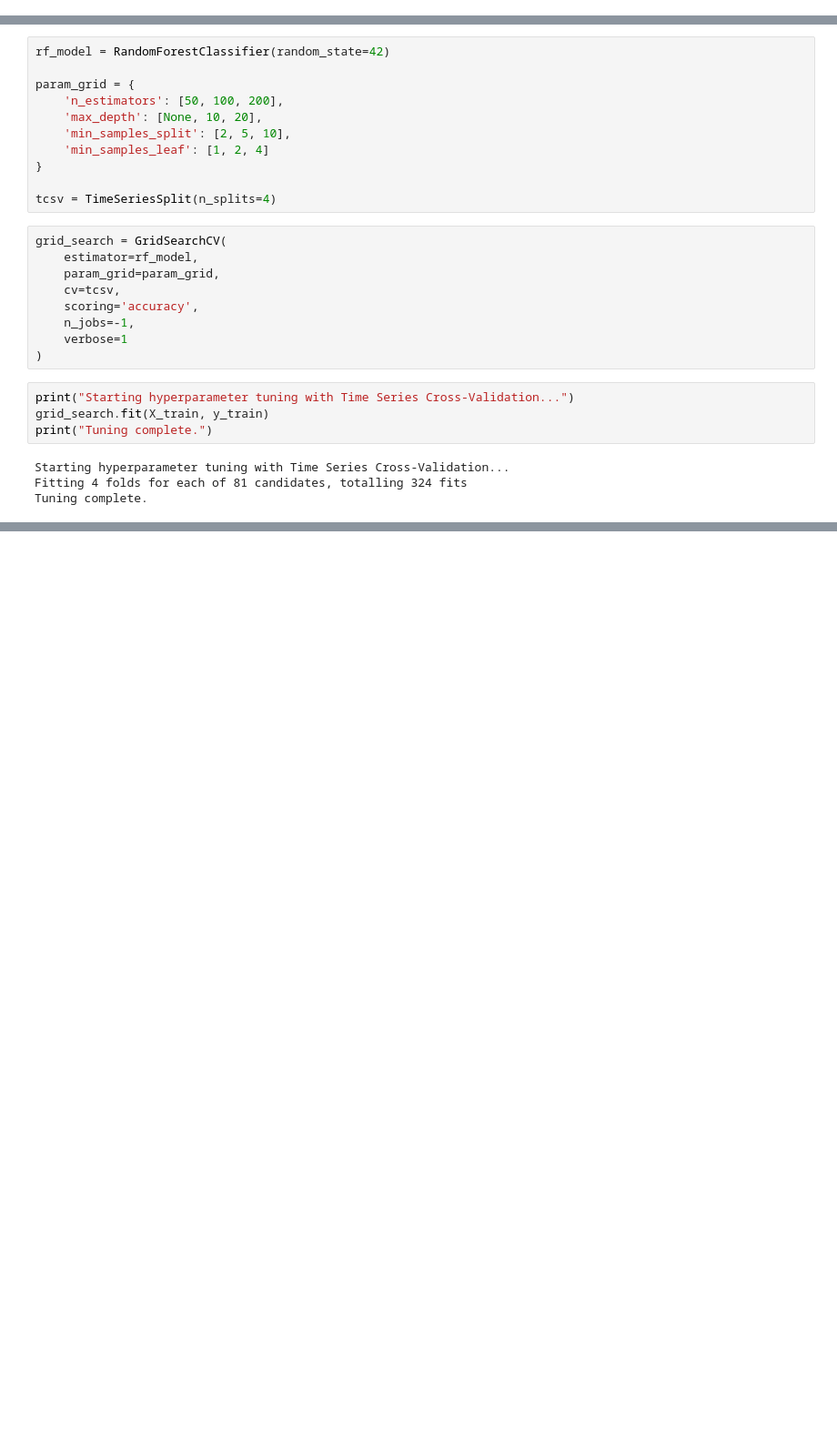
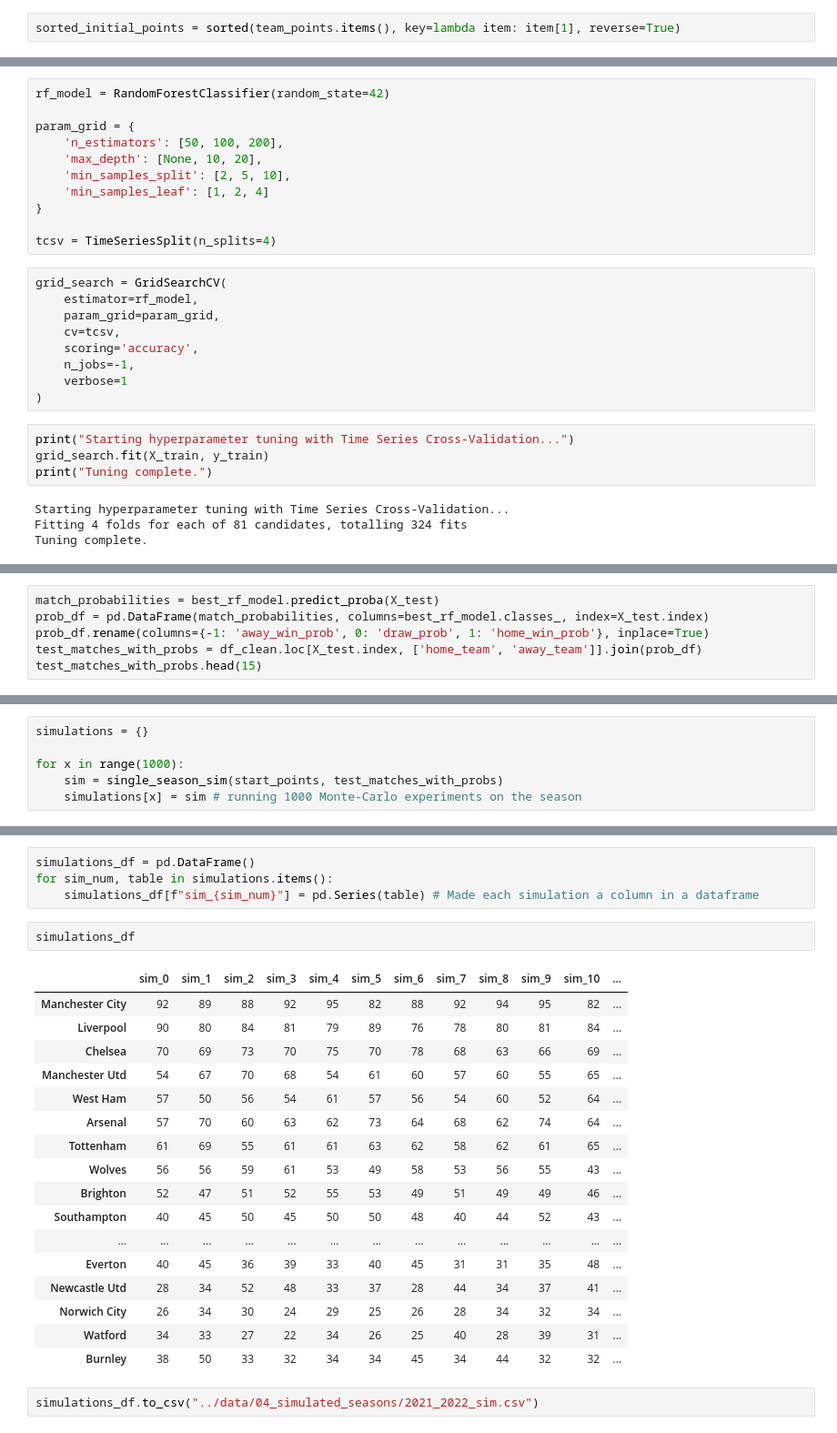
Before and after one commit to Adeolu89/premierleague, a Jupyter notebook: notebooks/03_model_training_v1.ipynb, the cells around one changed output, grey strips where cells are left out. Shown at 91% size. Drawn from its saved outputs; the diff is of its cells as text; blank space fills up the shorter version.

Commit message:
21/22 Monte Carlo Experiments

```diff
--- a/notebooks/03_model_training_v1.ipynb
+++ b/notebooks/03_model_training_v1.ipynb
@@ -65,0 +111,2 @@ y_test shape: (156,)
+# %%
+sorted_initial_points = sorted(team_points.items(), key=lambda item: item[1], reverse=True)
@@ -125,0 +193,6 @@ Macro F1-Score: 46.77%
+# %%
+match_probabilities = best_rf_model.predict_proba(X_test)
+prob_df = pd.DataFrame(match_probabilities, columns=best_rf_model.classes_, index=X_test.index)
+prob_df.rename(columns={-1: 'away_win_prob', 0: 'draw_prob', 1: 'home_win_prob'}, inplace=True)
+test_matches_with_probs = df_clean.loc[X_test.index, ['home_team', 'away_team']].join(prob_df)
+test_matches_with_probs.head(15)
@@ -125,0 +270,6 @@ Macro F1-Score: 46.77%
+# %%
+simulations = {}
+
+for x in range(1000):
+    sim = single_season_sim(start_points, test_matches_with_probs)
+    simulations[x] = sim # running 1000 Monte-Carlo experiments on the season
@@ -125,0 +296,26 @@ Macro F1-Score: 46.77%
+# %%
+simulations_df = pd.DataFrame()
+for sim_num, table in simulations.items():
+    simulations_df[f"sim_{sim_num}"] = pd.Series(table) # Made each simulation a column in a dataframe
+# %%
+simulations_df
+# %% [output]
+|  | sim_0 | sim_1 | sim_2 | sim_3 | sim_4 | sim_5 | sim_6 | sim_7 | sim_8 | sim_9 | sim_10 | ... |
+| Manchester City | 92 | 89 | 88 | 92 | 95 | 82 | 88 | 92 | 94 | 95 | 82 | ... |
+| Liverpool | 90 | 80 | 84 | 81 | 79 | 89 | 76 | 78 | 80 | 81 | 84 | ... |
+| Chelsea | 70 | 69 | 73 | 70 | 75 | 70 | 78 | 68 | 63 | 66 | 69 | ... |
+| Manchester Utd | 54 | 67 | 70 | 68 | 54 | 61 | 60 | 57 | 60 | 55 | 65 | ... |
+| West Ham | 57 | 50 | 56 | 54 | 61 | 57 | 56 | 54 | 60 | 52 | 64 | ... |
+| Arsenal | 57 | 70 | 60 | 63 | 62 | 73 | 64 | 68 | 62 | 74 | 64 | ... |
+| Tottenham | 61 | 69 | 55 | 61 | 61 | 63 | 62 | 58 | 62 | 61 | 65 | ... |
+| Wolves | 56 | 56 | 59 | 61 | 53 | 49 | 58 | 53 | 56 | 55 | 43 | ... |
+| Brighton | 52 | 47 | 51 | 52 | 55 | 53 | 49 | 51 | 49 | 49 | 46 | ... |
+| Southampton | 40 | 45 | 50 | 45 | 50 | 50 | 48 | 40 | 44 | 52 | 43 | ... |
+| ... | ... | ... | ... | ... | ... | ... | ... | ... | ... | ... | ... | ... |
+| Everton | 40 | 45 | 36 | 39 | 33 | 40 | 45 | 31 | 31 | 35 | 48 | ... |
+| Newcastle Utd | 28 | 34 | 52 | 48 | 33 | 37 | 28 | 44 | 34 | 37 | 41 | ... |
+| Norwich City | 26 | 34 | 30 | 24 | 29 | 25 | 26 | 28 | 34 | 32 | 34 | ... |
+| Watford | 34 | 33 | 27 | 22 | 34 | 26 | 25 | 40 | 28 | 39 | 31 | ... |
+| Burnley | 38 | 50 | 33 | 32 | 34 | 34 | 45 | 34 | 44 | 32 | 32 | ... |
+# %%
+simulations_df.to_csv("../data/04_simulated_seasons/2021_2022_sim.csv")
```
Also changed, not shown: parts of 15 cells of this notebook, 3 other files.
